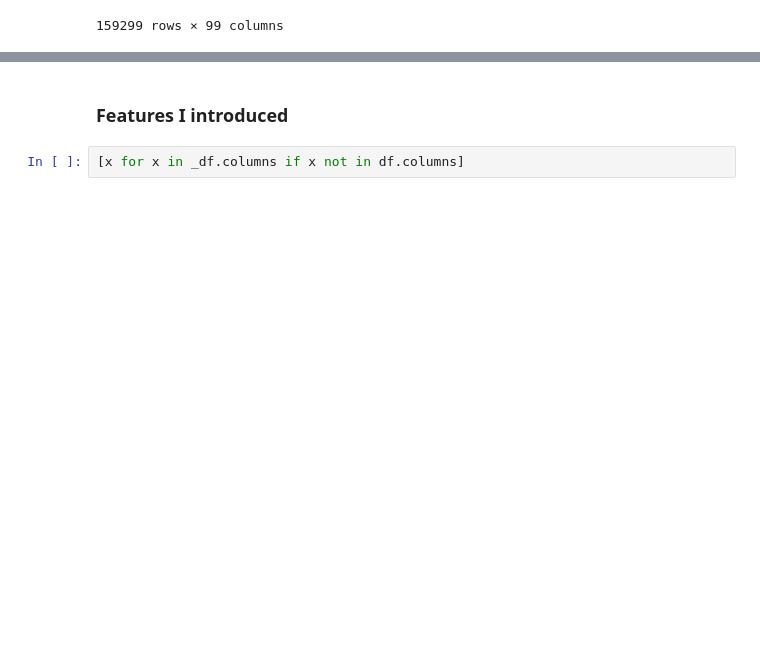
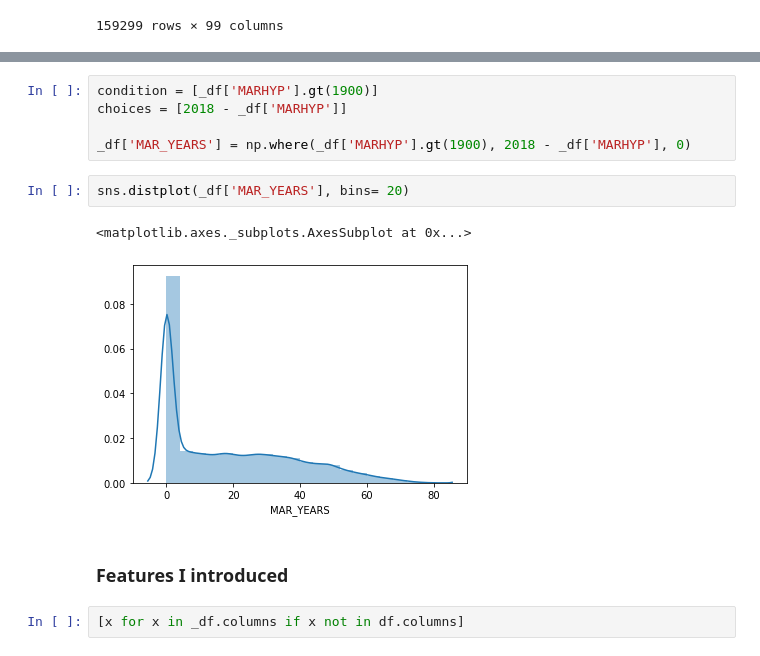
Before and after one commit to ptorres001/census_HI_classification_model, a Jupyter notebook: Albert_adjustmentsWED.ipynb, the cells around one changed output, grey strips where cells are left out. Cells and saved outputs as stored; diff of their text form; blank space fills up the shorter version.

```diff
--- a/Albert_adjustmentsWED.ipynb
+++ b/Albert_adjustmentsWED.ipynb
@@ -78,3 +107,13 @@ _df
+# %%
+condition = [_df['MARHYP'].gt(1900)]
+choices = [2018 - _df['MARHYP']]
+
+_df['MAR_YEARS'] = np.where(_df['MARHYP'].gt(1900), 2018 - _df['MARHYP'], 0)
+# %%
+sns.distplot(_df['MAR_YEARS'], bins= 20)
+# %% [output]
+<matplotlib.axes._subplots.AxesSubplot at 0x...>
+[figure, added]
 # %% [markdown]
 ### Features I introduced
 # %%
```
Also changed, not shown: parts of 4 cells of this notebook.
